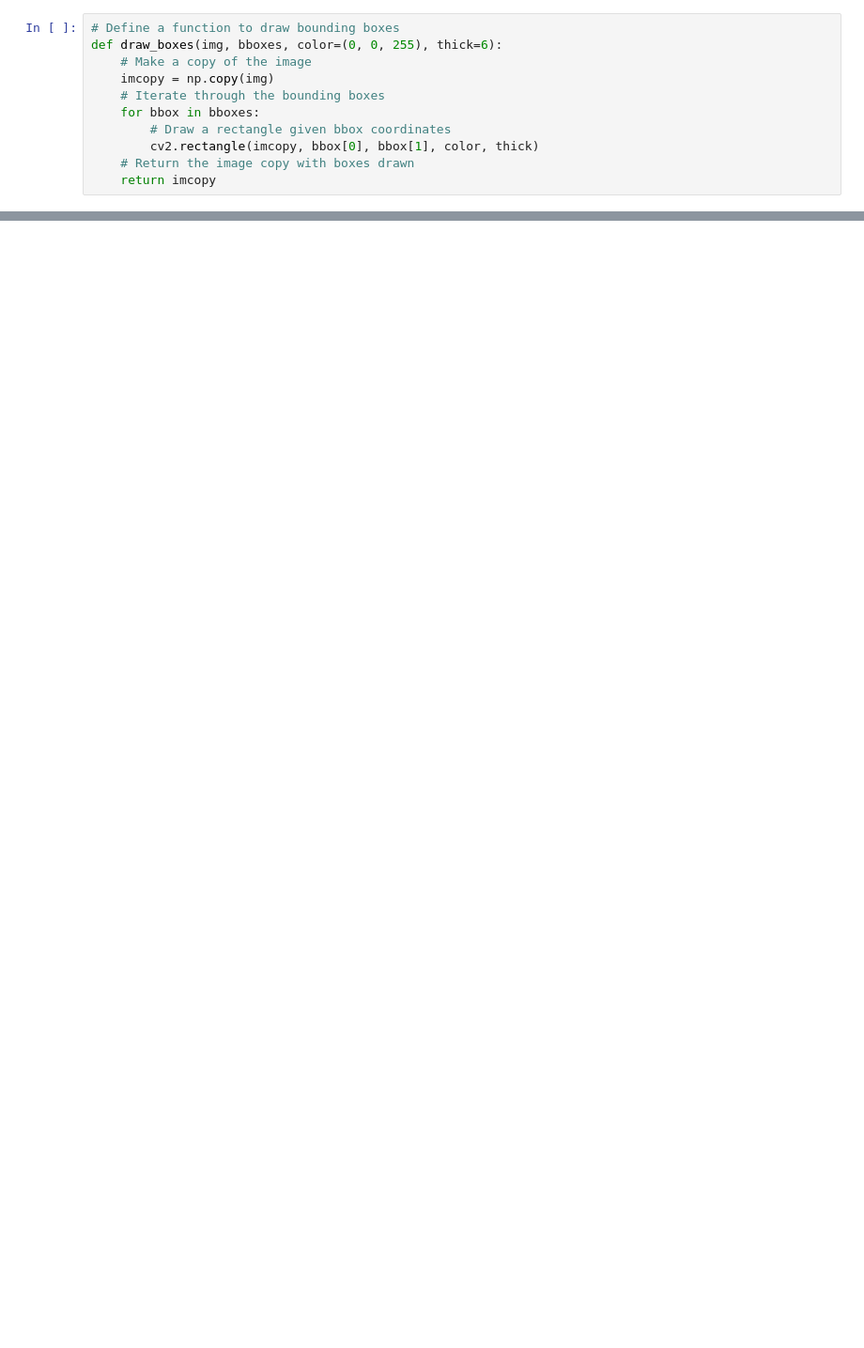
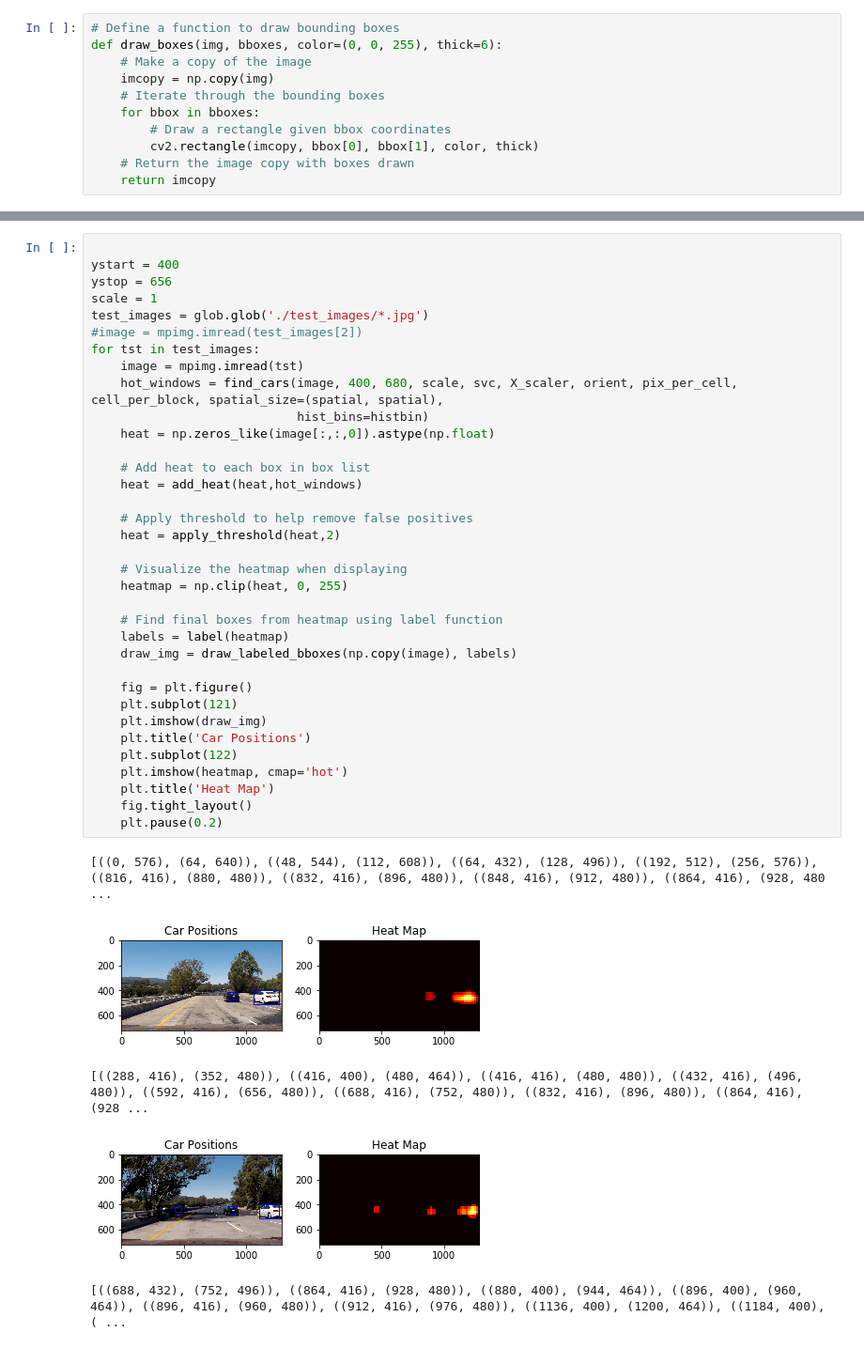
Before and after one commit to asun729/VehicleDetectionAndTracking, a Jupyter notebook: Vehicle_Detection.ipynb, the cells around one changed output, grey strips where cells are left out. Shown: that part at 94% size. Drawn from its saved outputs; the diff is of its cells as text; blank space fills up the shorter version.

```diff
--- a/Vehicle_Detection.ipynb
+++ b/Vehicle_Detection.ipynb
@@ -278,0 +539,41 @@ def draw_boxes(img, bboxes, color=(0, 0, 255), thick=6):
+# %%
+
+ystart = 400
+ystop = 656
+scale = 1
+test_images = glob.glob('./test_images/*.jpg')
+#image = mpimg.imread(test_images[2])
+for tst in test_images:
+    image = mpimg.imread(tst)
+    hot_windows = find_cars(image, 400, 680, scale, svc, X_scaler, orient, pix_per_cell, cell_per_block, spatial_size=(spatial, spatial),
+                            hist_bins=histbin)
+    heat = np.zeros_like(image[:,:,0]).astype(np.float)
+
+    # Add heat to each box in box list
+    heat = add_heat(heat,hot_windows)
+
+    # Apply threshold to help remove false positives
+    heat = apply_threshold(heat,2)
+
+    # Visualize the heatmap when displaying
+    heatmap = np.clip(heat, 0, 255)
+
+    # Find final boxes from heatmap using label function
+    labels = label(heatmap)
+    draw_img = draw_labeled_bboxes(np.copy(image), labels)
+
+    fig = plt.figure()
+    plt.subplot(121)
+    plt.imshow(draw_img)
+    plt.title('Car Positions')
+    plt.subplot(122)
+    plt.imshow(heatmap, cmap='hot')
+    plt.title('Heat Map')
+    fig.tight_layout()
+    plt.pause(0.2)
+# %% [output]
+[((0, 576), (64, 640)), ((48, 544), (112, 608)), ((64, 432), (128, 496)), ((192, 512), (256, 576)), ((816, 416), (880, 480)), ((832, 416), (896, 480)), ((848, 416), (912, 480)), ((864, 416), (928, 480 ...
+[figure, added]
+[((288, 416), (352, 480)), ((416, 400), (480, 464)), ((416, 416), (480, 480)), ((432, 416), (496, 480)), ((592, 416), (656, 480)), ((688, 416), (752, 480)), ((832, 416), (896, 480)), ((864, 416), (928 ...
+[figure, added]
+[((688, 432), (752, 496)), ((864, 416), (928, 480)), ((880, 400), (944, 464)), ((896, 400), (960, 464)), ((896, 416), (960, 480)), ((912, 416), (976, 480)), ((1136, 400), (1200, 464)), ((1184, 400), ( ...
```
Also changed, not shown: parts of 15 cells of this notebook, 1 other file.
